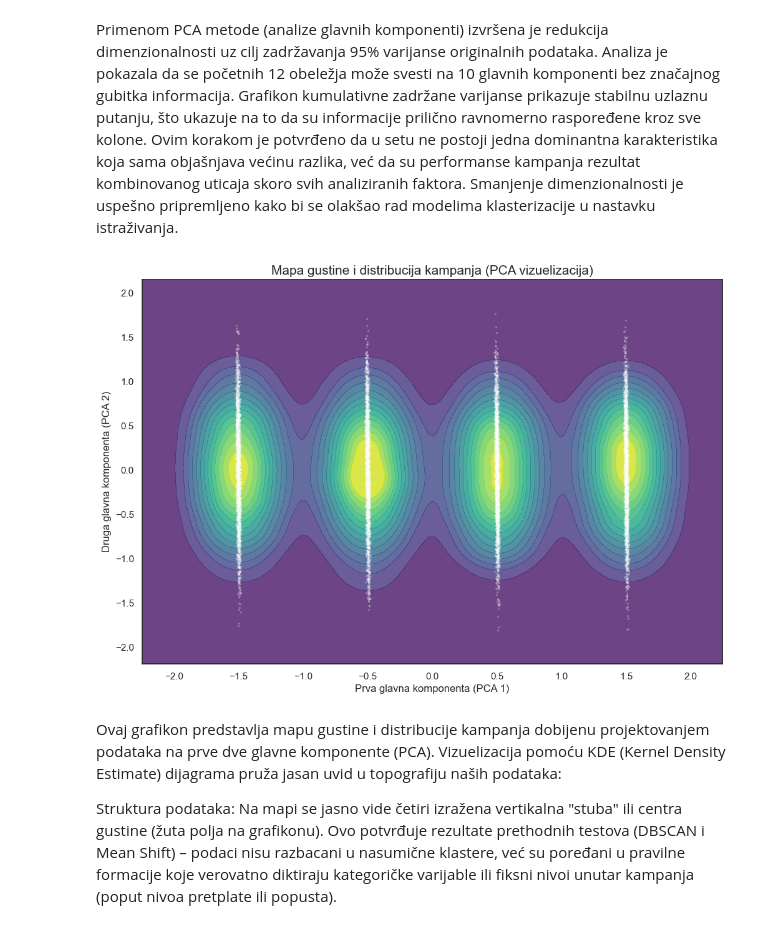
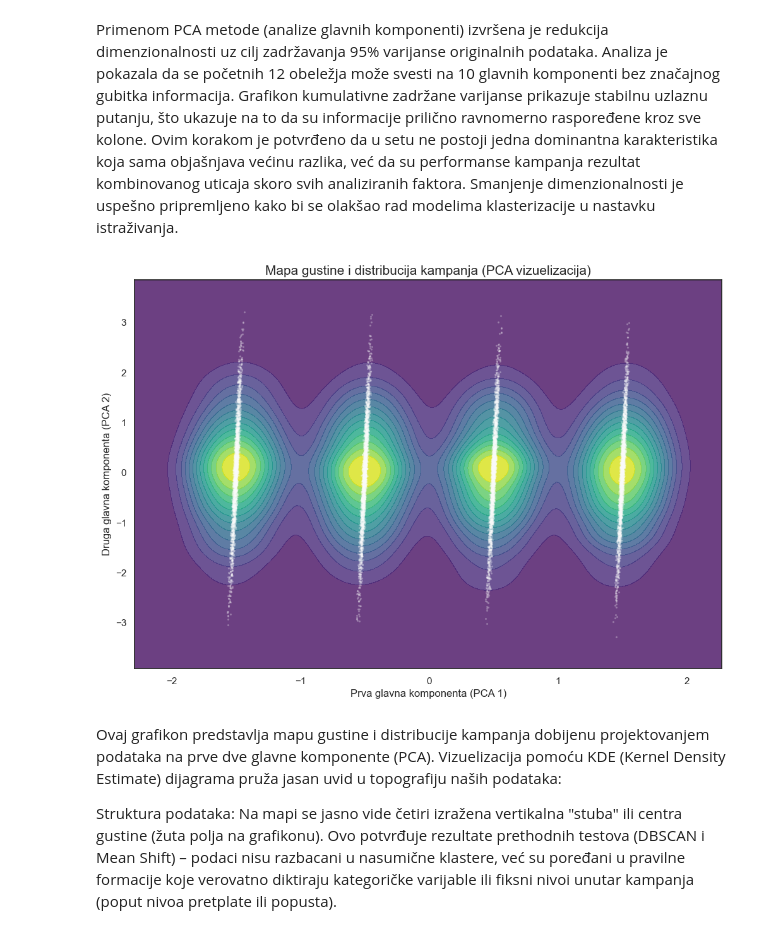
Before and after one commit to mekfluri/Marketing-and-Product-Performance-Dataset-Clustering, a Jupyter notebook: product-and-marketing.ipynb, the cells around one changed output. Saved outputs shown, nothing was run; the diff lists cells and outputs as text; code cells hidden in the pictures.

```diff
--- a/product-and-marketing.ipynb
+++ b/product-and-marketing.ipynb
@@ -54,7 +54,18 @@ import numpy as np
 from scipy import stats
 
 df_final = df.drop(columns=['Campaign_ID', 'Product_ID', 'Customer_ID', 'Flash_Sale_ID', 'Bundle_ID', 'Common_Keywords'])
-df_final['Subscription_Tier'] = df_final['Subscription_Tier'].map({'Basic': 1, 'Standard': 2, 'Premium': 3})
+
+# Proveri unique vrednosti pre mapiranja da uhvatiš moguće greške
+unique_tiers = df_final['Subscription_Tier'].unique()
+print("Unique Subscription_Tier pre mapiranja:", unique_tiers)
+
+# Mapiraj sa default-om za nepoznate (npr. 0 ako ima grešaka)
+tier_map = {'Basic': 1, 'Standard': 2, 'Premium': 3}
+df_final['Subscription_Tier'] = df_final['Subscription_Tier'].map(tier_map).fillna(0)  # Fill NaN sa 0 ili drop ako treba
+
+# Proveri NaN posle mapiranja
+print("Broj NaN u df_final['Subscription_Tier'] posle mapiranja:", df_final['Subscription_Tier'].isna().sum())
+
 df_num = df_final.select_dtypes(include=[np.number])
 
 z_scores = np.abs(stats.zscore(df_num))
@@ -73,4 +84,20 @@ outliers_pct = ((df_num < lower_bound) | (df_num > upper_bound)).any(axis=1)
 print(f"Broj redova u ekstremnim percentilima (1% i 99%): {np.sum(outliers_pct)}")
 
 df_clean = df_final.copy()
+
+# Dodaj log kolone ako su potrebne (iz tvog output-a)
+df_clean['Budget_log'] = np.log1p(df_clean['Budget'])
+df_clean['Revenue_Generated_log'] = np.log1p(df_clean['Revenue_Generated'])
+
+# Kopiraj log kolone nazad u df_final za konzistentnost
+df_final['Budget_log'] = df_clean['Budget_log']
+df_final['Revenue_Generated_log'] = df_clean['Revenue_Generated_log']
+
+# Ponovo df_num sa log kolonama
+df_num = df_final.select_dtypes(include=[np.number])
+
+# Finalna provera
+print(f"df_final shape: {df_final.shape}")
+print(f"df_clean shape: {df_clean.shape}")
+print("Broj NaN u df_clean['Subscription_Tier']:", df_clean['Subscription_Tier'].isna().sum())
 # %% [output]
@@ -182,33 +216,26 @@ Primenom PCA metode (analize glavnih komponenti) izvršena je redukcija dimenzio
 # %%
 import seaborn as sns
 import matplotlib.pyplot as plt
 from sklearn.decomposition import PCA
 
 pca = PCA(n_components=2)
 pca_transformed = pca.fit_transform(features_scaled)
 
 sns.set(style="white")
 plt.figure(figsize=(12, 8))
 
-sns.kdeplot(
-    x=pca_transformed[:, 0],
-    y=pca_transformed[:, 1],
-    fill=True,
-    thresh=0,
-    levels=15,
-    cmap="viridis",
-    alpha=0.8
+sns.kdeplot( x=pca_transformed[:, 0], y=pca_transformed[:, 1],fill=True,thresh=0, levels=15,cmap="viridis", alpha=0.8
 )
 
 plt.scatter(pca_transformed[:, 0], pca_transformed[:, 1], s=2, facecolor='white', alpha=0.2)
 
 plt.title('Mapa gustine i distribucija kampanja (PCA vizuelizacija)', fontsize=15)
 plt.xlabel('Prva glavna komponenta (PCA 1)')
 plt.ylabel('Druga glavna komponenta (PCA 2)')
 
 plt.show()
 # %% [output]
-[figure, old version]
+[figure, new version]
 # %% [markdown]
 Ovaj grafikon predstavlja mapu gustine i distribucije kampanja dobijenu projektovanjem podataka na prve dve glavne komponente (PCA). Vizuelizacija pomoću KDE (Kernel Density Estimate) dijagrama pruža jasan uvid u topografiju naših podataka:
 
```
Also changed, not shown: parts of 12 cells of this notebook.
